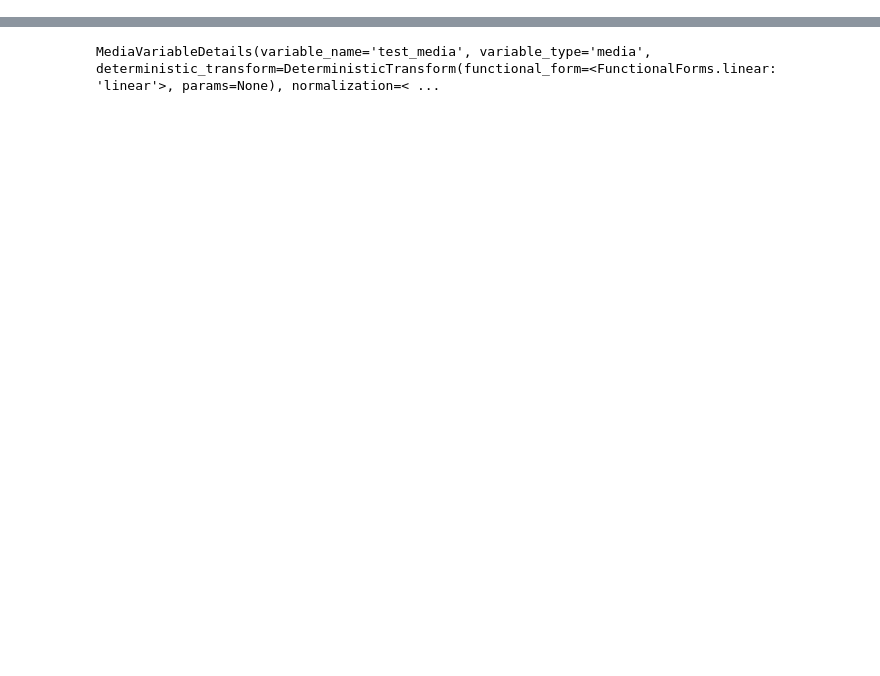
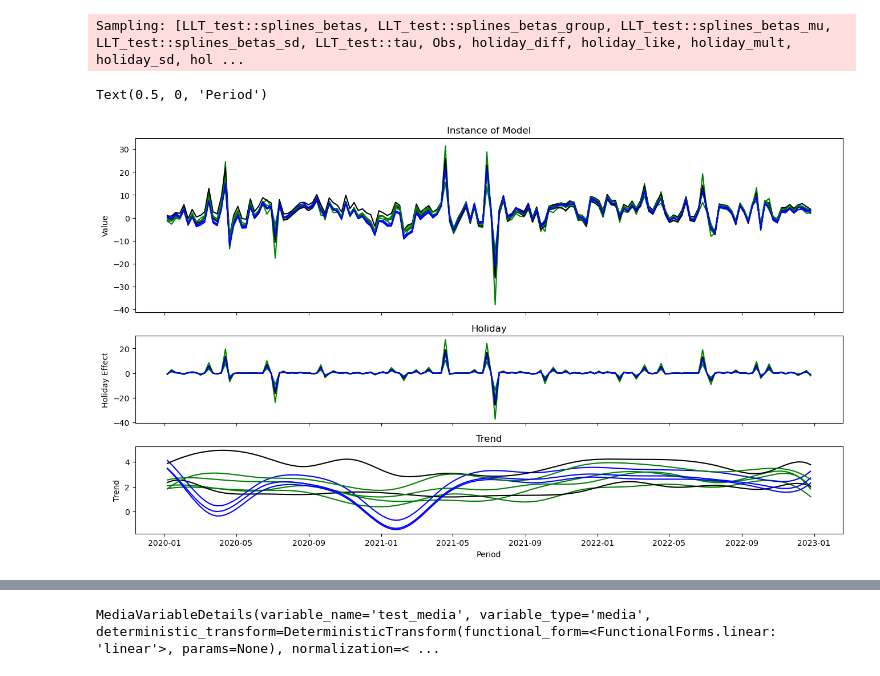
Before and after one commit to redam94/BayesInsight, a Jupyter notebook: archive/gp_test.ipynb, the cells around one changed output, grey strips where cells are left out. Cells and saved outputs as stored; diff of their text form; code cells hidden in the pictures; blank space fills up the shorter version.

Commit message:
added trends

```diff
--- a/archive/gp_test.ipynb
+++ b/archive/gp_test.ipynb
@@ -26,0 +58,2 @@ cov_mat = np.array(
+# %%
+index_frame['time_specific_feature'] = np.tile(np.random.normal(0, 3, size=156), len(geos))
@@ -26,0 +62,9 @@ cov_mat = np.array(
+# %%
+def spline_matrix(data: pd.DataFrame, geo: str, n_knots: int=6, order: int=3):
+
+  t = np.linspace(0, 1, len(data[geo].unique()))
+  knots = np.linspace(0, 1, n_knots+2)[1:-1]
+
+  B0 = dmatrix("bs(t, knots=knots, degree=order, include_intercept=True) - 1",
+             {"t": t, "knots": knots, "order": order})
+  return np.asarray(B0)
@@ -26,0 +121,29 @@ cov_mat = np.array(
+# %%
+with pm.do(gen_model, {"noise": .2,  "LLT_test::splines_betas_group_sd": [.5, .1, .4], "time_beta": 1}) as synthetic_model: #"holiday": holiday_det, 'holiday_sigma': .5, 'holiday_like': .2
+  prior = pm.sample_prior_predictive()
+# %% [output]
+Sampling: [LLT_test::splines_betas, LLT_test::splines_betas_group, LLT_test::splines_betas_mu, LLT_test::splines_betas_sd, LLT_test::tau, Obs, holiday_diff, holiday_like, holiday_mult, holiday_sd, hol ...
+# %%
+sample = prior.prior.sel(chain=0, draw=0)
+# %%
+fig, ax = plt.subplots(3, figsize=(16, 9), height_ratios=[2, 1, 1], sharex=True)
+for i, geo in enumerate(geos):
+  color = 'k' if geo in group_map["Northeast"] else (
+    'b' if geo in group_map["West"] else 'g'
+  )
+  ax[0].plot(time_range, sample.Obs.sel(Geography=geo), c=color)
+  ax[2].plot(time_range, sample.trend.sel(Geography=geo) + sample.intercept.sel(Geography=geo), c=color)
+  ax[1].plot(time_range, sample.holiday.sel(Geography=geo), c=color)
+
+ax[0].set_title("Instance of Model")
+ax[0].set_ylabel("Value")
+
+ax[1].set_title("Holiday")
+ax[1].set_ylabel("Holiday Effect")
+
+ax[2].set_title("Trend")
+ax[2].set_ylabel("Trend")
+ax[2].set_xlabel("Period")
+# %% [output]
+Text(0.5, 0, 'Period')
+[figure, added]
```
Also changed, not shown: parts of 25 cells of this notebook, 1 other file.
